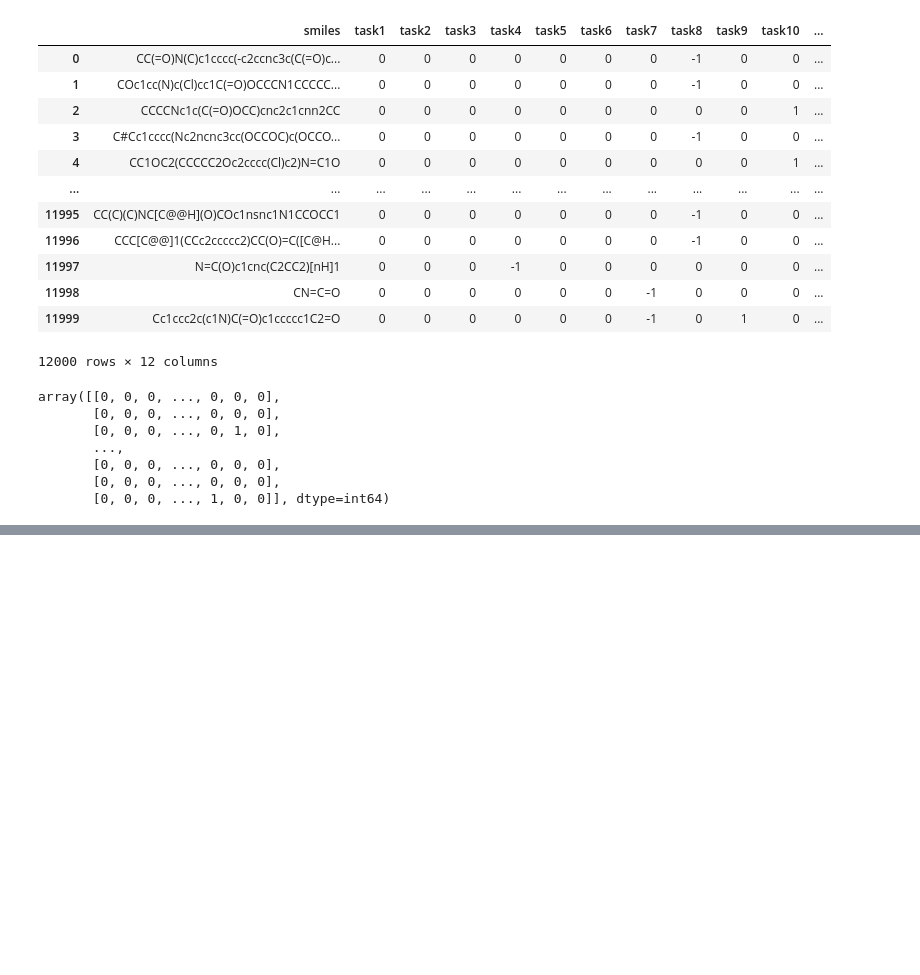
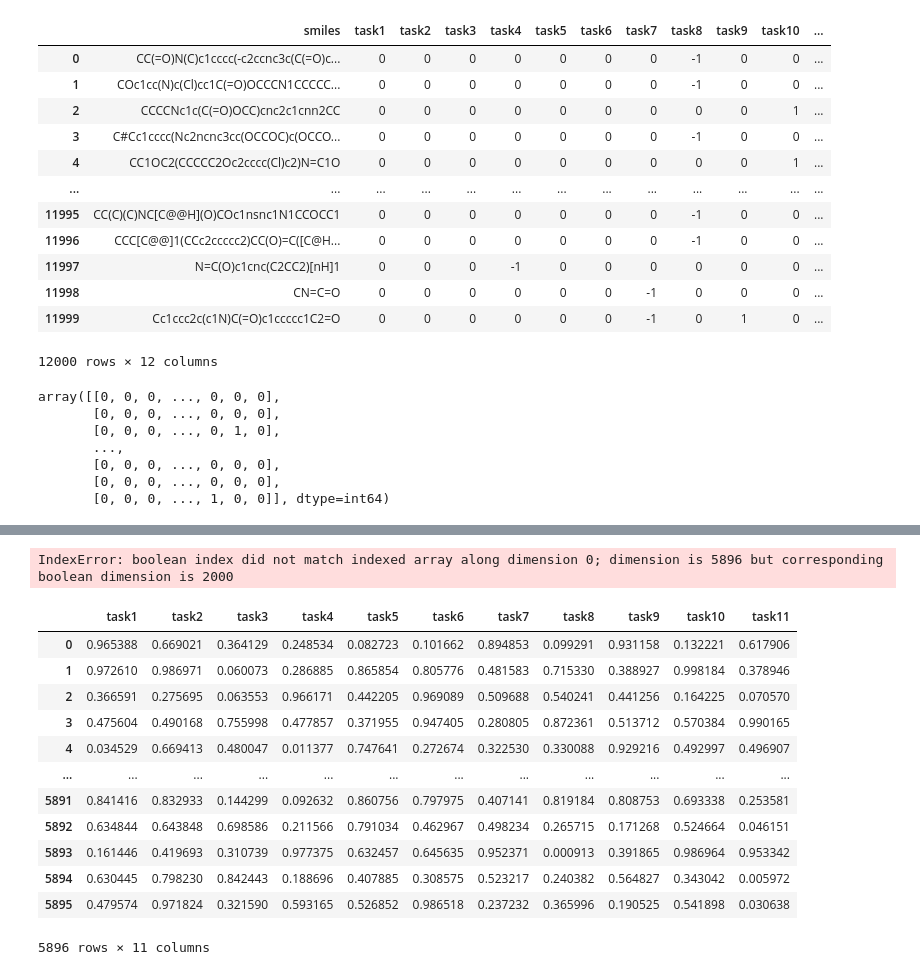
Before and after one commit to hannahcass/AILS, a Jupyter notebook: UE/ails/A1/AI_solution_LSTM.ipynb, the cells around one changed output, grey strips where cells are left out. Cells and saved outputs as stored; diff of their text form; code cells hidden in the pictures; blank space fills up the shorter version.

```diff
--- a/UE/ails/A1/AI_solution_LSTM.ipynb
+++ b/UE/ails/A1/AI_solution_LSTM.ipynb
@@ -202,0 +240,37 @@ TypeError: can't convert np.ndarray of type numpy.object_. The only supported ty
+# %%
+def calc_masked_AUC_per_task(prediction, target):
+    auc_per_task = []
+    for j in range(target.shape[1]):
+        y_score = prediction[:, j]
+        y_true = target[:, j]
+        # Mask out unknown samples
+        idx = (y_true != (0))
+        # Calculate AUC per task
+        auc_per_task.append(roc_auc_score(y_true[idx], y_score[idx]))
+    return auc_per_task
+
+
+auc_per_task = calc_masked_AUC_per_task(y_hats_proba, Y_val)
+auc_per_task
+
+np.mean(auc_per_task)
+# %% [output]
+IndexError: boolean index did not match indexed array along dimension 0; dimension is 5896 but corresponding boolean dimension is 2000
+# %%
+score_data = pd.read_csv("sample_submission.csv",
+                         index_col=0).reset_index(drop=True)
+score_data
+# %% [output]
+|  | task1 | task2 | task3 | task4 | task5 | task6 | task7 | task8 | task9 | task10 | task11 |
+| 0 | 0.965388 | 0.669021 | 0.364129 | 0.248534 | 0.082723 | 0.101662 | 0.894853 | 0.099291 | 0.931158 | 0.132221 | 0.617906 |
+| 1 | 0.972610 | 0.986971 | 0.060073 | 0.286885 | 0.865854 | 0.805776 | 0.481583 | 0.715330 | 0.388927 | 0.998184 | 0.378946 |
+| 2 | 0.366591 | 0.275695 | 0.063553 | 0.966171 | 0.442205 | 0.969089 | 0.509688 | 0.540241 | 0.441256 | 0.164225 | 0.070570 |
+| 3 | 0.475604 | 0.490168 | 0.755998 | 0.477857 | 0.371955 | 0.947405 | 0.280805 | 0.872361 | 0.513712 | 0.570384 | 0.990165 |
+| 4 | 0.034529 | 0.669413 | 0.480047 | 0.011377 | 0.747641 | 0.272674 | 0.322530 | 0.330088 | 0.929216 | 0.492997 | 0.496907 |
+| ... | ... | ... | ... | ... | ... | ... | ... | ... | ... | ... | ... |
+| 5891 | 0.841416 | 0.832933 | 0.144299 | 0.092632 | 0.860756 | 0.797975 | 0.407141 | 0.819184 | 0.808753 | 0.693338 | 0.253581 |
+| 5892 | 0.634844 | 0.643848 | 0.698586 | 0.211566 | 0.791034 | 0.462967 | 0.498234 | 0.265715 | 0.171268 | 0.524664 | 0.046151 |
+| 5893 | 0.161446 | 0.419693 | 0.310739 | 0.977375 | 0.632457 | 0.645635 | 0.952371 | 0.000913 | 0.391865 | 0.986964 | 0.953342 |
+| 5894 | 0.630445 | 0.798230 | 0.842443 | 0.188696 | 0.407885 | 0.308575 | 0.523217 | 0.240382 | 0.564827 | 0.343042 | 0.005972 |
+| 5895 | 0.479574 | 0.971824 | 0.321590 | 0.593165 | 0.526852 | 0.986518 | 0.237232 | 0.365996 | 0.190525 | 0.541898 | 0.030638 |
+5896 rows × 11 columns
```
Also changed, not shown: parts of 24 cells of this notebook, 13 other files.
